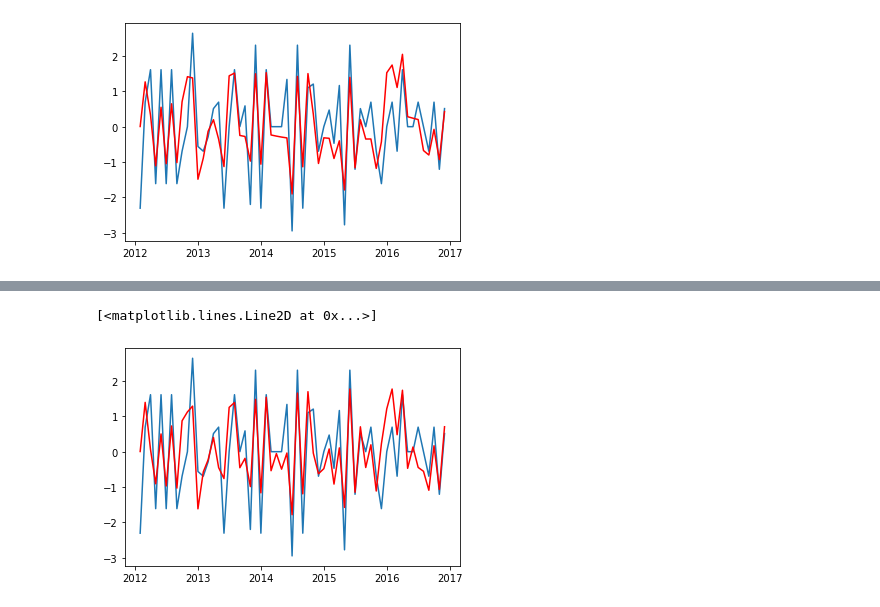
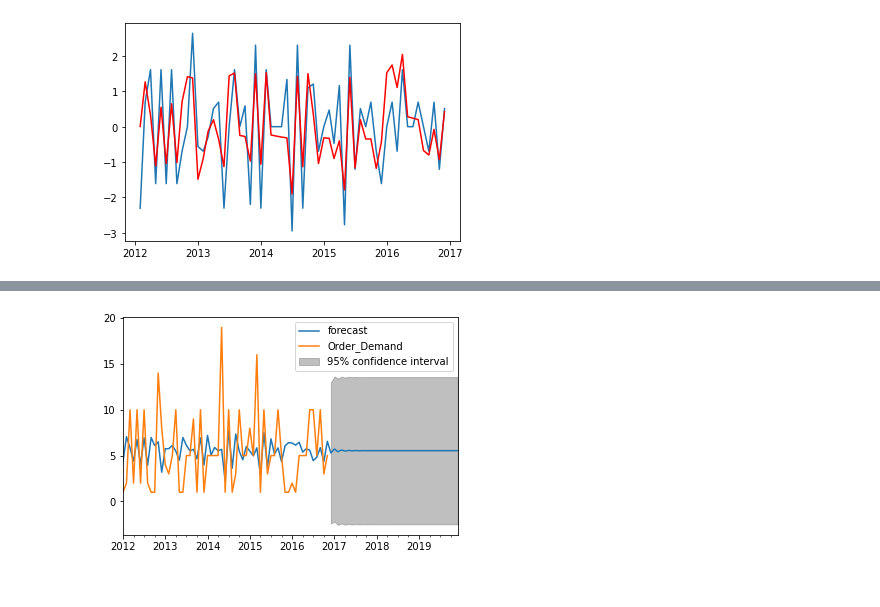
Before and after one commit to anissakhan/731-Project-5-Khan, a Jupyter notebook: Notebooks/731-Project5.ipynb, the cells around one changed output, grey strips where cells are left out. Drawn from its saved outputs; the diff is of its cells as text; code cells hidden in the pictures.

```diff
--- a/Notebooks/731-Project5.ipynb
+++ b/Notebooks/731-Project5.ipynb
@@ -737,9 +770,13 @@ plt.show()
+# %%
+decomposition = seasonal_decompose(dfProd)
+model = ARIMA(dfProd, order=(2,0,1))
+results = model.fit(disp=-1)
+# %%
+plt=results.plot_predict(1,96)
+plt.show()
+# %% [output]
+[figure, added]
 # %%
-decomposition = seasonal_decompose(df_log)
-model = ARIMA(df_log, order=(1,1,2))
+decomposition = seasonal_decompose(dfProd2)
+model = ARIMA(dfProd2, order=(1,1,1))
 results = model.fit(disp=-1)
-plt.plot(df_log_shift)
-plt.plot(results.fittedvalues, color='red')
-# %% [output]
-[<matplotlib.lines.Line2D at 0x...>]
-[figure, removed]
```
Also changed, not shown: parts of 18 cells of this notebook.
